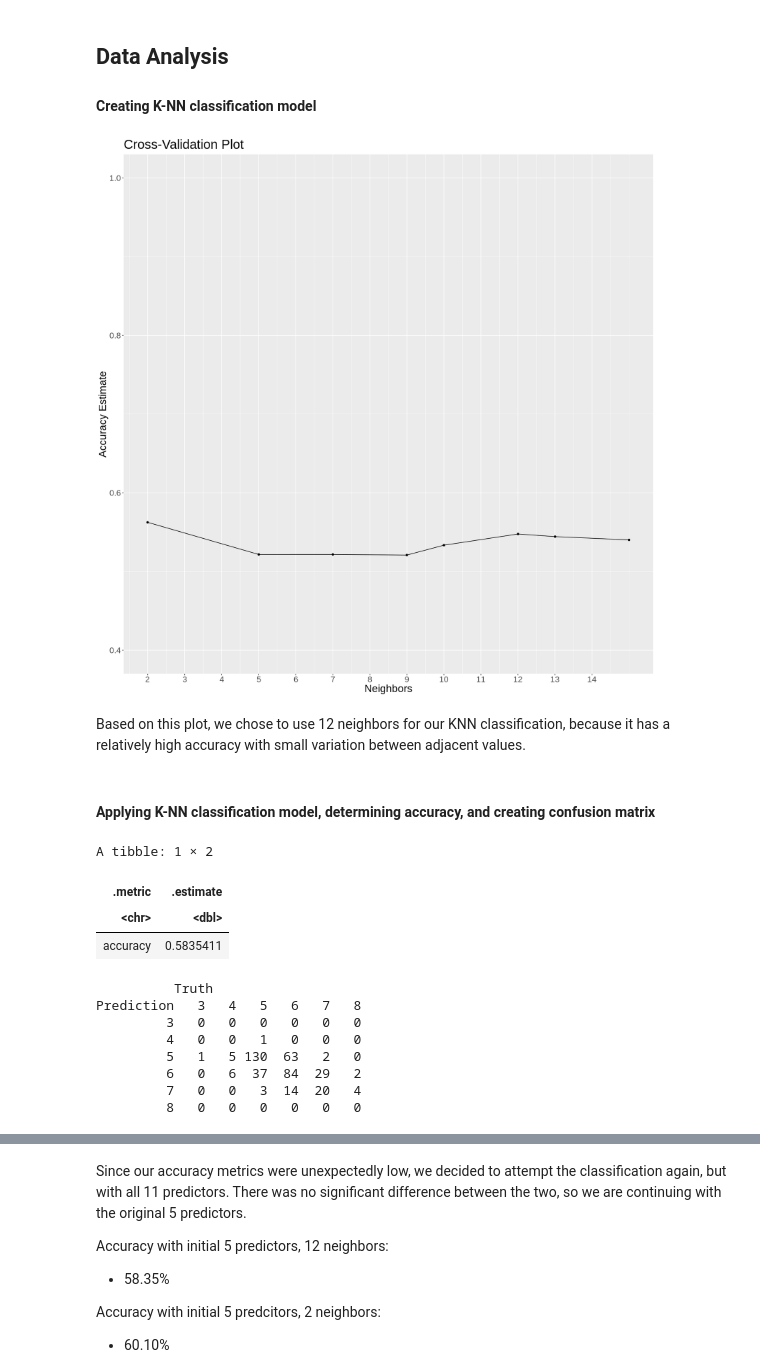
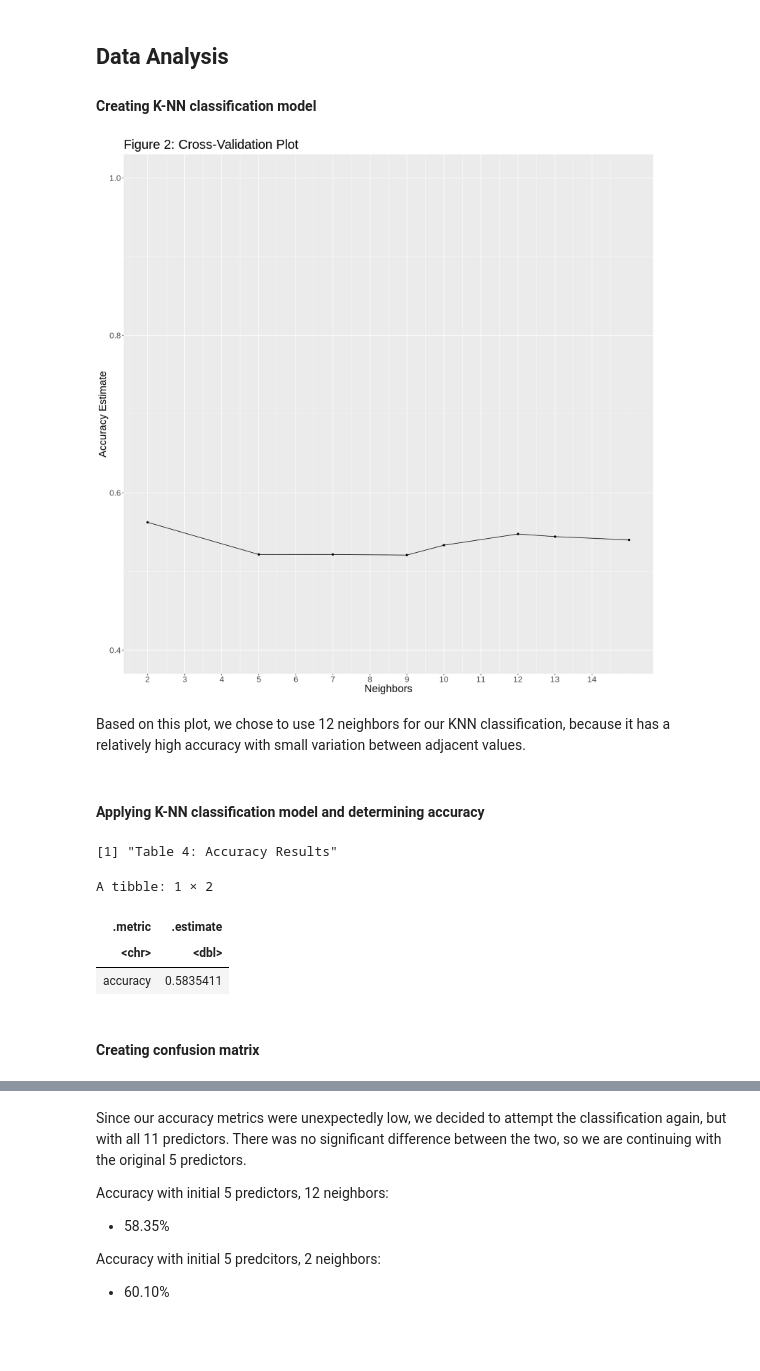
Before and after one commit to farazht/classifying-red-wine-quality, a Jupyter notebook: Group Report.ipynb, the cells around one changed output, grey strips where cells are left out. Cells and saved outputs as stored; diff of their text form; code cells hidden in the pictures; blank space fills up the shorter version.

Commit message:
added all titles

```diff
--- a/Group Report.ipynb
+++ b/Group Report.ipynb
@@ -204,36 +213,39 @@ set.seed(1000)
 redwine_recipe <- recipe(quality ~., data = redwine_train) |>
     step_scale(all_predictors()) |>
     step_center(all_predictors())
 
 # performing cross validation
 redwine_vfold <- vfold_cv(redwine_train, v=5, strata = quality)
 
 # determining best K value for model
 redwine_knn_tune <- nearest_neighbor(weight_func = "rectangular", neighbors = tune()) |>
     set_engine("kknn") |>
     set_mode("classification")
 
+# continued
 redwine_knn_results <- workflow() |>
     add_recipe(redwine_recipe) |>
     add_model(redwine_knn_tune) |>
     tune_grid(resamples = redwine_vfold, grid = 10) |>
     collect_metrics()
 
+# filtering by accuracy
 redwine_accuracies <- redwine_knn_results |>
     filter(.metric=="accuracy")
 
+# creating cross-validation plot with K values against their accuracies
 cross_val_plot <- ggplot(redwine_accuracies, aes(x = neighbors, y = mean)) +
     geom_point() +
     geom_line() +
-    labs(x = "Neighbors", y = "Accuracy Estimate", title = "Cross-Validation Plot") +
+    labs(x = "Neighbors", y = "Accuracy Estimate", title = "Figure 2: Cross-Validation Plot") +
     scale_x_continuous(breaks = seq(0, 14, by = 1)) +
     scale_y_continuous(limits = c(0.4, 1.0)) +
     theme(plot.title = element_text(size = 25), text = element_text(size = 20))
 
-# display plot with K values against their accuracies
+# displaying the cross-validation plot
 cross_val_plot
 # %% [output]
-[figure, old version]
+[figure, new version]
 # %% [markdown]
 Based on this plot, we chose to use 12 neighbors for our KNN classification, because it has a relatively high accuracy with small variation between adjacent values.
 # %%
@@ -253,7 +266,7 @@ redwine_fit <- workflow() |>
 redwine_predictions <- predict(redwine_fit, redwine_test) |>
     bind_cols(redwine_test)
 # %% [markdown]
-#### Applying K-NN classification model, determining accuracy, and creating confusion matrix
+#### Applying K-NN classification model and determining accuracy
 # %%
 # comparing predictions to real values to determine accuracy of model
 redwine_accuracy <- redwine_predictions |>
@@ -261,22 +274,14 @@ redwine_accuracy <- redwine_predictions |>
     select(.metric, .estimate) |>
     head(1)
 
-# creating confusion matrix
-redwine_cm <- redwine_predictions |>
-    conf_mat(truth = quality, estimate = .pred_class)
-
+# displaying accuracy
+print("Table 4: Accuracy Results")
 redwine_accuracy
-redwine_cm
 # %% [output]
-A tibble: 1 × 2
+[1] "Table 4: Accuracy Results"
+A tibble: 1 × 2
 | .metric | .estimate |
 | <chr> | <dbl> |
 | accuracy | 0.5835411 |
-          Truth
-Prediction   3   4   5   6   7   8
-         3   0   0   0   0   0   0
-         4   0   0   1   0   0   0
-         5   1   5 130  63   2   0
-         6   0   6  37  84  29   2
-         7   0   0   3  14  20   4
-         8   0   0   0   0   0   0
+# %% [markdown]
+#### Creating confusion matrix
```
Also changed, not shown: parts of 12 cells of this notebook.
